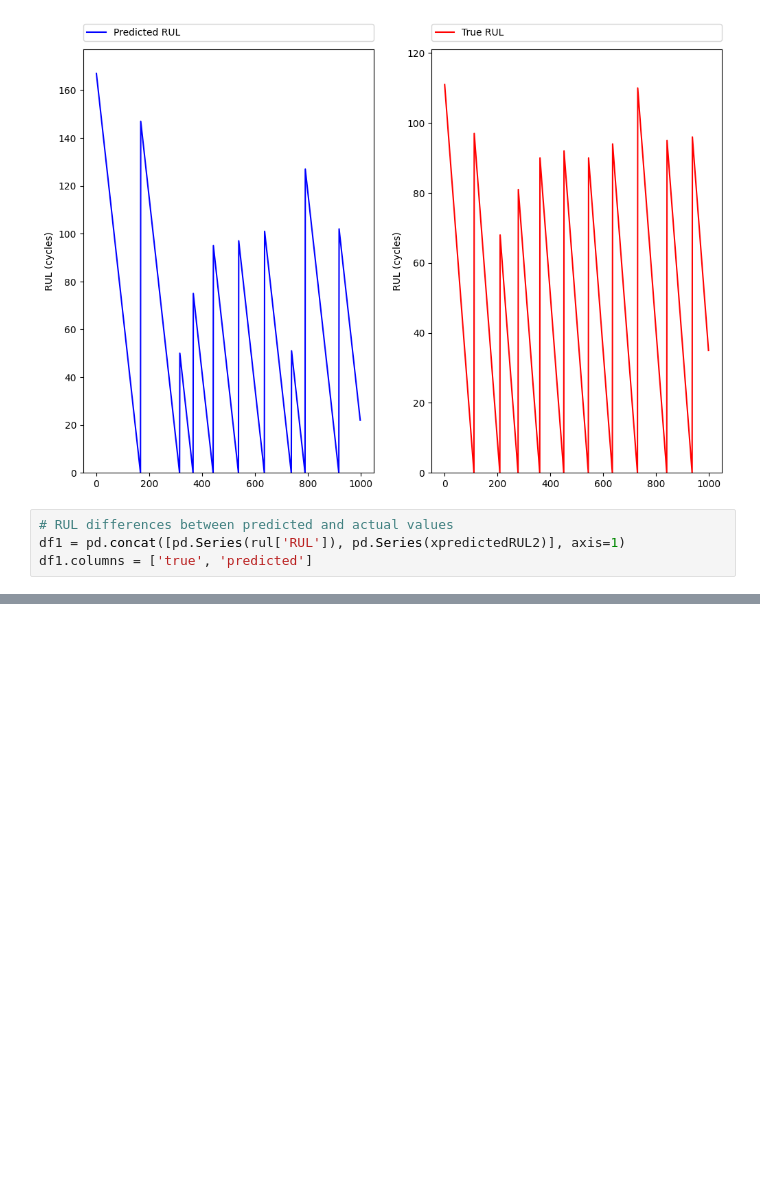
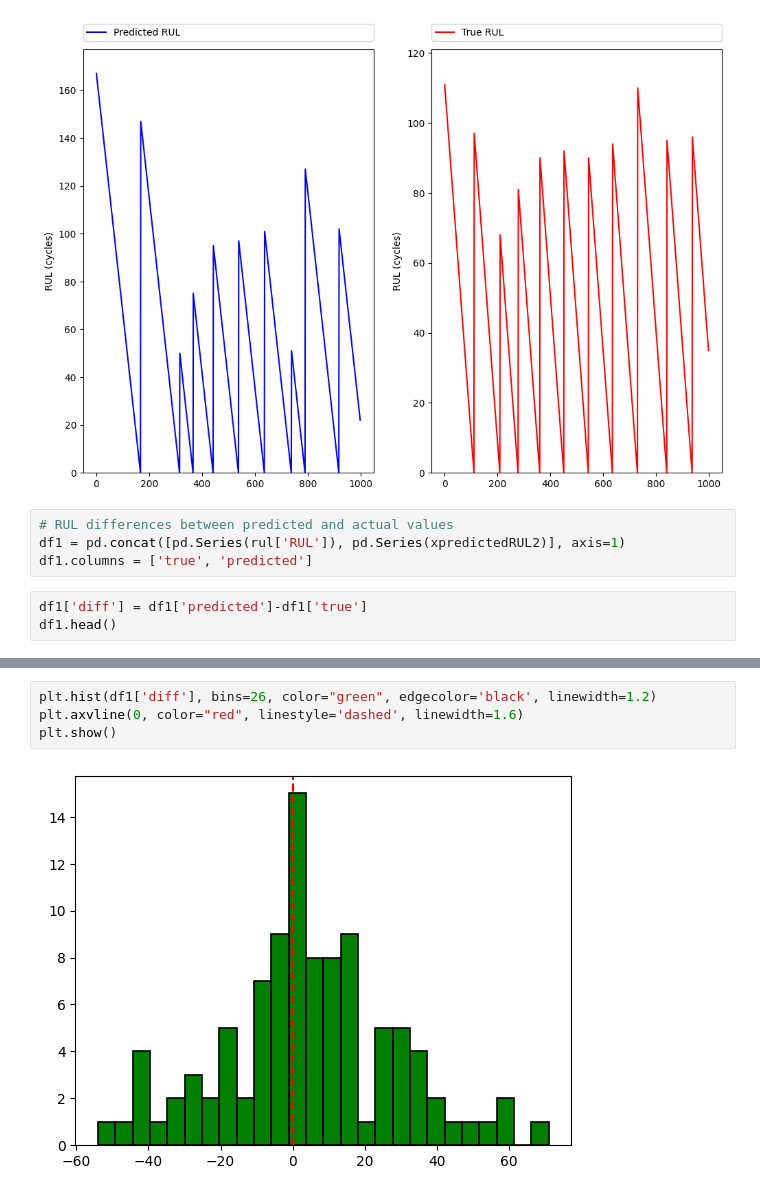
Before and after one commit to dalvino/dalvino, a Jupyter notebook: RUL_challenge.ipynb, the cells around one changed output, grey strips where cells are left out. Saved outputs shown, nothing was run; the diff lists cells and outputs as text; blank space fills up the shorter version.

```diff
--- a/RUL_challenge.ipynb
+++ b/RUL_challenge.ipynb
@@ -564,3 +564,6 @@ plt.show()
 # RUL differences between predicted and actual values
 df1 = pd.concat([pd.Series(rul['RUL']), pd.Series(xpredictedRUL2)], axis=1)
 df1.columns = ['true', 'predicted']
+# %%
+df1['diff'] = df1['predicted']-df1['true']
+df1.head()
@@ -566,0 +577,6 @@ df1.columns = ['true', 'predicted']
+# %%
+plt.hist(df1['diff'], bins=26, color="green", edgecolor='black', linewidth=1.2)
+plt.axvline(0, color="red", linestyle='dashed', linewidth=1.6)
+plt.show()
+# %% [output]
+[figure, added]
```
Also changed, not shown: parts of 9 cells of this notebook.
